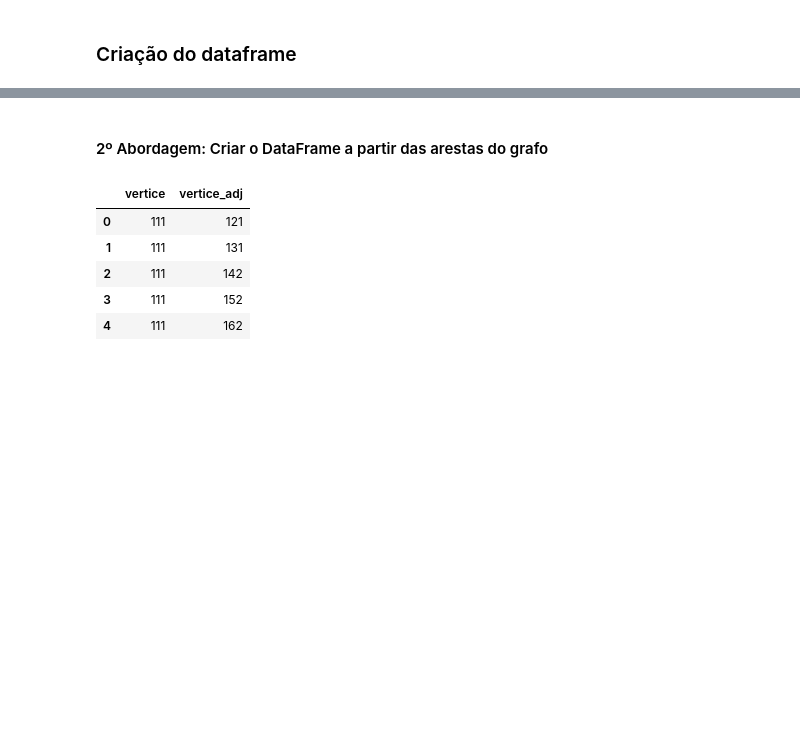
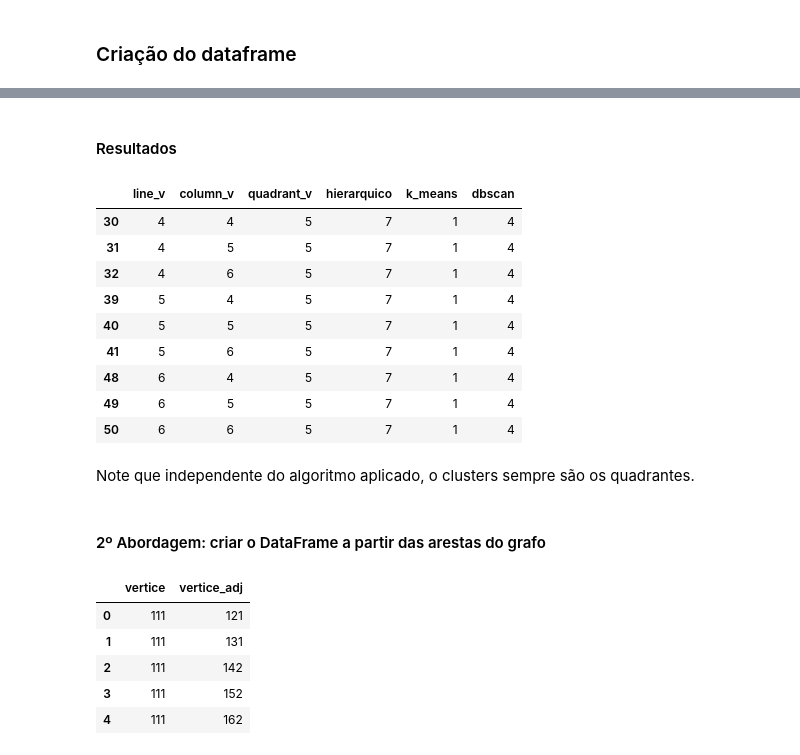
Before and after one commit to CarlosAraujo7/Sudoku-with-Machine-Learning, a Jupyter notebook: base.ipynb, the cells around one changed output, grey strips where cells are left out. Cells and saved outputs as stored; diff of their text form; code cells hidden in the pictures; blank space fills up the shorter version.

```diff
--- a/base.ipynb
+++ b/base.ipynb
@@ -188,0 +250,2 @@ sudoku_resolvido
+# %%
+kmeans = KMeans(n_clusters=9, init='k-means++', random_state=0).fit(scaler_sudoku_df)
@@ -188,0 +257,2 @@ sudoku_resolvido
+# %%
+hierarquico = AgglomerativeClustering(n_clusters=9).fit(scaler_sudoku_df)
@@ -188,0 +264,2 @@ sudoku_resolvido
+# %%
+dbscan = DBSCAN(eps=0.5, min_samples=2).fit(scaler_sudoku_df)
@@ -189,3 +271,26 @@ sudoku_resolvido
+# %% [markdown]
+#### Resultados
+# %%
+sudoku_df['hierarquico'] = hierarquico.labels_
+
+sudoku_df['k_means'] = kmeans.labels_
+
+sudoku_df['dbscan'] = dbscan.labels_
+# %%
+sudoku_df[sudoku_df["k_means"] == 1]
+# %% [output]
+|  | line_v | column_v | quadrant_v | hierarquico | k_means | dbscan |
+| 30 | 4 | 4 | 5 | 7 | 1 | 4 |
+| 31 | 4 | 5 | 5 | 7 | 1 | 4 |
+| 32 | 4 | 6 | 5 | 7 | 1 | 4 |
+| 39 | 5 | 4 | 5 | 7 | 1 | 4 |
+| 40 | 5 | 5 | 5 | 7 | 1 | 4 |
+| 41 | 5 | 6 | 5 | 7 | 1 | 4 |
+| 48 | 6 | 4 | 5 | 7 | 1 | 4 |
+| 49 | 6 | 5 | 5 | 7 | 1 | 4 |
+| 50 | 6 | 6 | 5 | 7 | 1 | 4 |
+# %% [markdown]
+Note que independente do algoritmo aplicado, o clusters sempre são os quadrantes.
 # %% [markdown]
-#### 2º Abordagem: Criar o DataFrame a partir das arestas do grafo
+#### 2º Abordagem: criar o DataFrame a partir das arestas do grafo
 # %%
```
Also changed, not shown: parts of 35 cells of this notebook.
